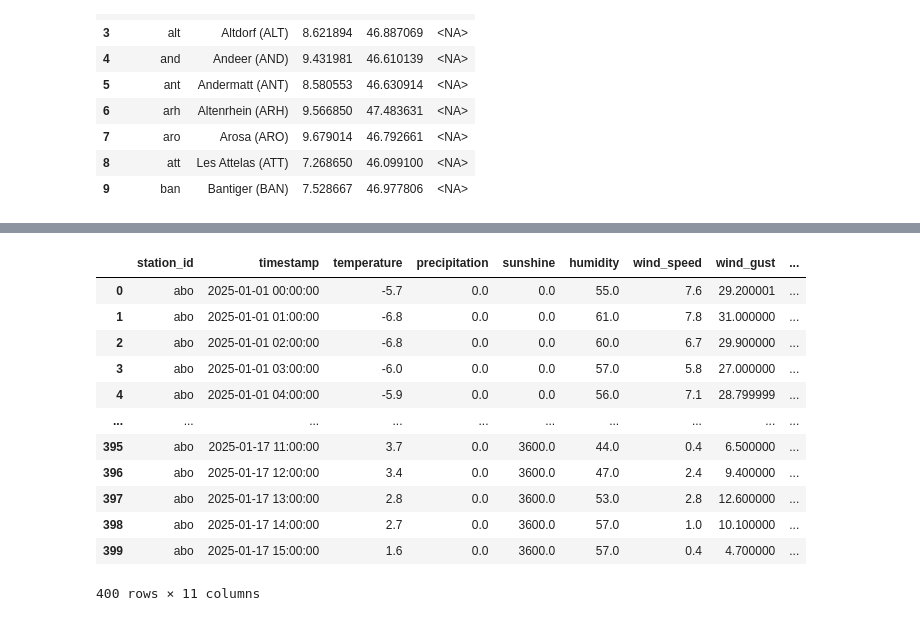
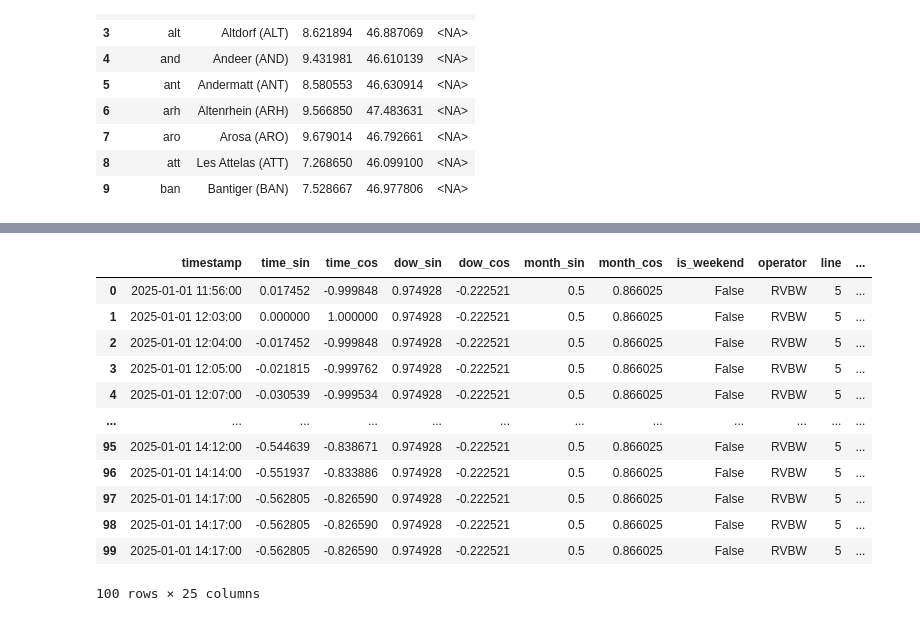
Before and after one commit to kais-grati/Swiss_buses_delay_prediction, a Jupyter notebook: misc.ipynb, the cells around one changed output, grey strips where cells are left out. Cells and saved outputs as stored; diff of their text form; code cells hidden in the pictures.

Commit message:
Complete dataset construction

```diff
--- a/misc.ipynb
+++ b/misc.ipynb
@@ -35,17 +77,17 @@ df
 # %%
-df = duckdb.sql("SELECT * FROM 'weather_hourly.parquet' LIMIT 400").df()
+df = duckdb.sql("SELECT * FROM 'dataset_with_weather.parquet' WHERE is_public_holiday = TRUE LIMIT 100").df()
 df
 # %% [output]
-|  | station_id | timestamp | temperature | precipitation | sunshine | humidity | wind_speed | wind_gust | ... |
-| 0 | abo | 2025-01-01 00:00:00 | -5.7 | 0.0 | 0.0 | 55.0 | 7.6 | 29.200001 | ... |
-| 1 | abo | 2025-01-01 01:00:00 | -6.8 | 0.0 | 0.0 | 61.0 | 7.8 | 31.000000 | ... |
-| 2 | abo | 2025-01-01 02:00:00 | -6.8 | 0.0 | 0.0 | 60.0 | 6.7 | 29.900000 | ... |
-| 3 | abo | 2025-01-01 03:00:00 | -6.0 | 0.0 | 0.0 | 57.0 | 5.8 | 27.000000 | ... |
-| 4 | abo | 2025-01-01 04:00:00 | -5.9 | 0.0 | 0.0 | 56.0 | 7.1 | 28.799999 | ... |
-| ... | ... | ... | ... | ... | ... | ... | ... | ... | ... |
-| 395 | abo | 2025-01-17 11:00:00 | 3.7 | 0.0 | 3600.0 | 44.0 | 0.4 | 6.500000 | ... |
-| 396 | abo | 2025-01-17 12:00:00 | 3.4 | 0.0 | 3600.0 | 47.0 | 2.4 | 9.400000 | ... |
-| 397 | abo | 2025-01-17 13:00:00 | 2.8 | 0.0 | 3600.0 | 53.0 | 2.8 | 12.600000 | ... |
-| 398 | abo | 2025-01-17 14:00:00 | 2.7 | 0.0 | 3600.0 | 57.0 | 1.0 | 10.100000 | ... |
-| 399 | abo | 2025-01-17 15:00:00 | 1.6 | 0.0 | 3600.0 | 57.0 | 0.4 | 4.700000 | ... |
+|  | timestamp | time_sin | time_cos | dow_sin | dow_cos | month_sin | month_cos | is_weekend | operator | line | ... |
+| 0 | 2025-01-01 11:56:00 | 0.017452 | -0.999848 | 0.974928 | -0.222521 | 0.5 | 0.866025 | False | RVBW | 5 | ... |
+| 1 | 2025-01-01 12:03:00 | 0.000000 | 1.000000 | 0.974928 | -0.222521 | 0.5 | 0.866025 | False | RVBW | 5 | ... |
+| 2 | 2025-01-01 12:04:00 | -0.017452 | -0.999848 | 0.974928 | -0.222521 | 0.5 | 0.866025 | False | RVBW | 5 | ... |
+| 3 | 2025-01-01 12:05:00 | -0.021815 | -0.999762 | 0.974928 | -0.222521 | 0.5 | 0.866025 | False | RVBW | 5 | ... |
+| 4 | 2025-01-01 12:07:00 | -0.030539 | -0.999534 | 0.974928 | -0.222521 | 0.5 | 0.866025 | False | RVBW | 5 | ... |
+| ... | ... | ... | ... | ... | ... | ... | ... | ... | ... | ... | ... |
+| 95 | 2025-01-01 14:12:00 | -0.544639 | -0.838671 | 0.974928 | -0.222521 | 0.5 | 0.866025 | False | RVBW | 5 | ... |
+| 96 | 2025-01-01 14:14:00 | -0.551937 | -0.833886 | 0.974928 | -0.222521 | 0.5 | 0.866025 | False | RVBW | 5 | ... |
+| 97 | 2025-01-01 14:17:00 | -0.562805 | -0.826590 | 0.974928 | -0.222521 | 0.5 | 0.866025 | False | RVBW | 5 | ... |
+| 98 | 2025-01-01 14:17:00 | -0.562805 | -0.826590 | 0.974928 | -0.222521 | 0.5 | 0.866025 | False | RVBW | 5 | ... |
+| 99 | 2025-01-01 14:17:00 | -0.562805 | -0.826590 | 0.974928 | -0.222521 | 0.5 | 0.866025 | False | RVBW | 5 | ... |
-400 rows × 11 columns
+100 rows × 25 columns
```
Also changed, not shown: parts of 3 cells of this notebook, 6 other files.
